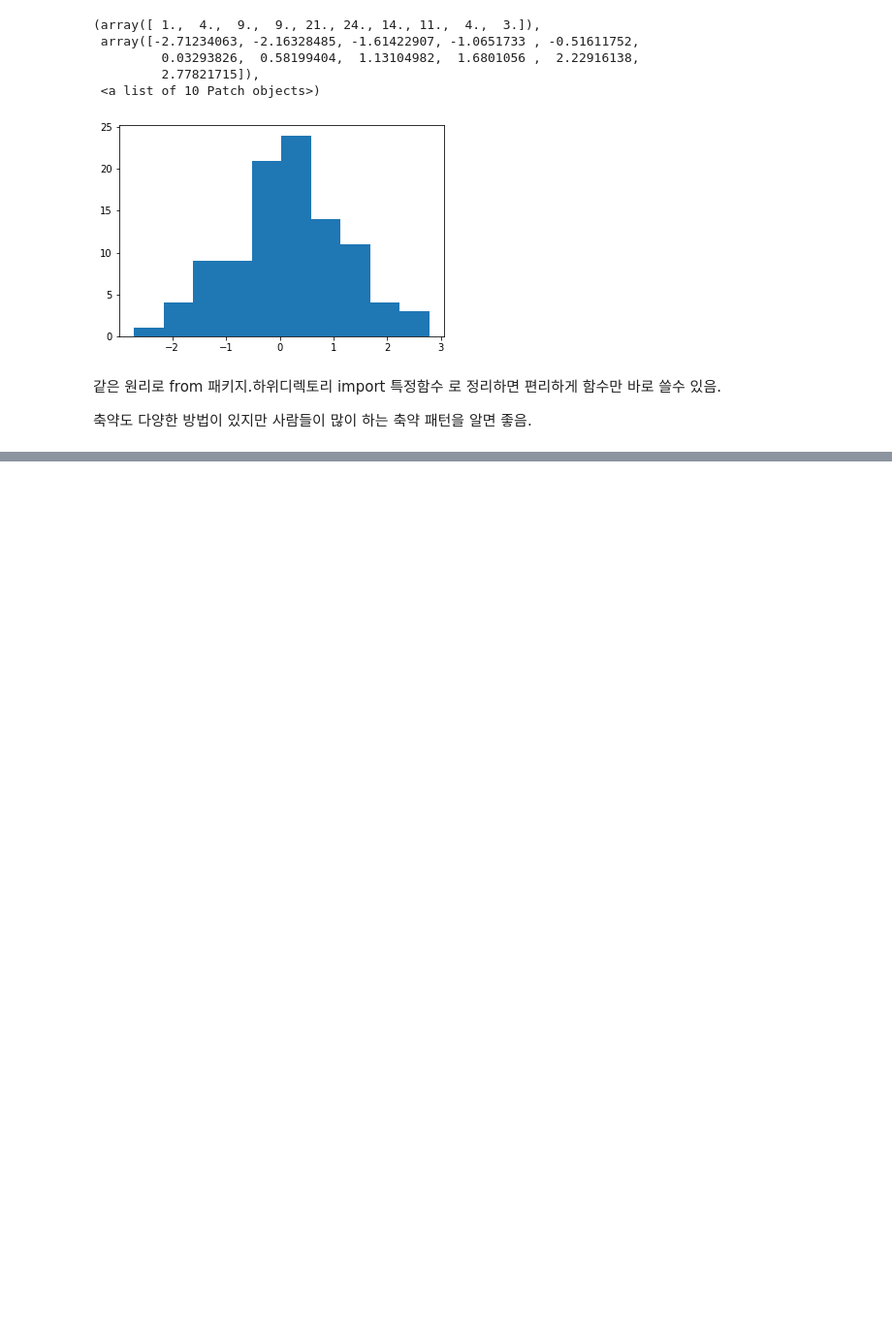
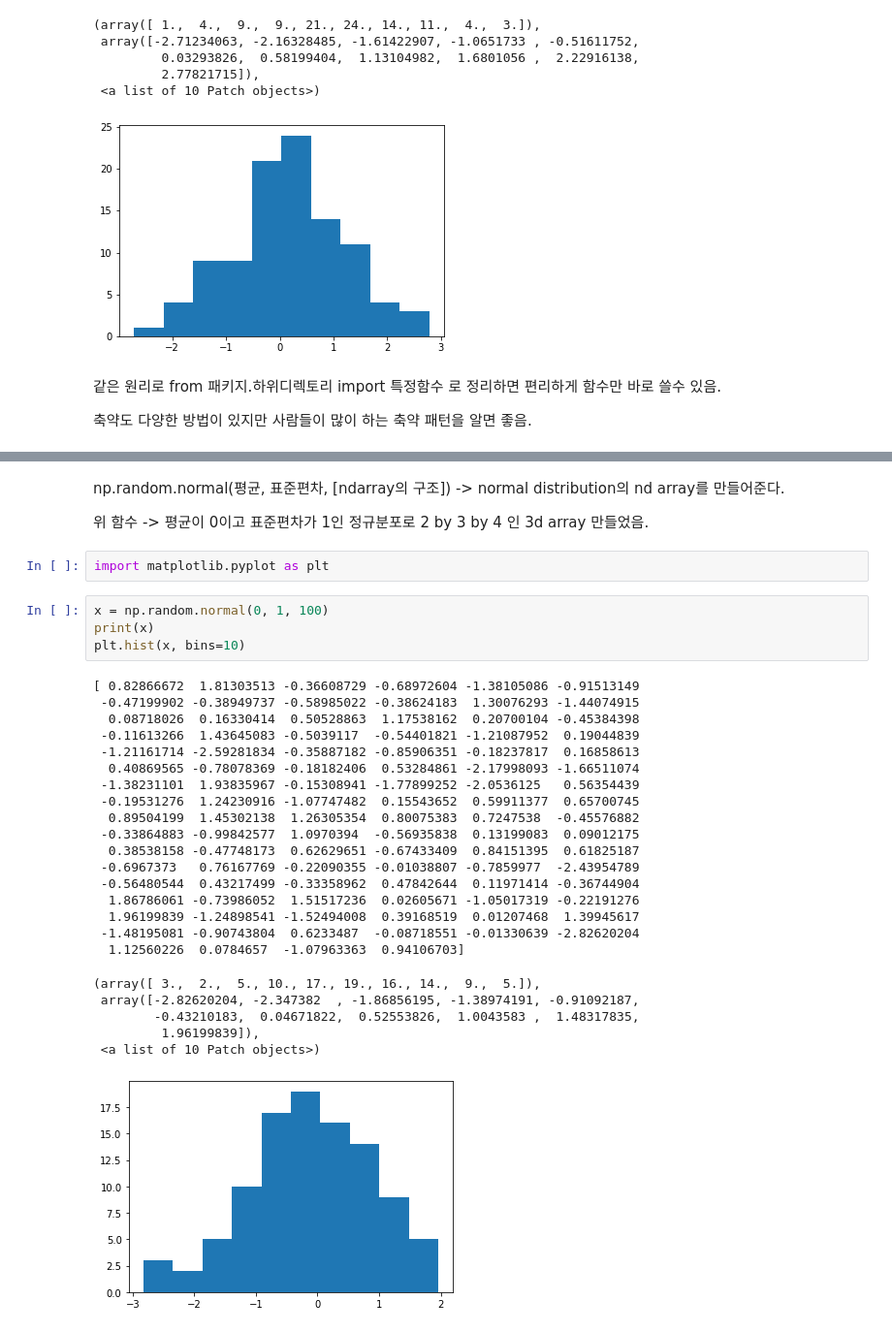
Before and after one commit to JHPark767/Class2022Spring, a Jupyter notebook: 20220316.ipynb, the cells around one changed output, grey strips where cells are left out. Shown at 97% size. Saved outputs shown, nothing was run; the diff lists cells and outputs as text; blank space fills up the shorter version.

```diff
--- a/20220316.ipynb
+++ b/20220316.ipynb
@@ -558,0 +707,34 @@ hist(n)
+# %% [markdown]
+np.random.normal(평균, 표준편차, [ndarray의 구조]) -> normal distribution의 nd array를 만들어준다.
+
+위 함수 -> 평균이 0이고 표준편차가 1인 정규분포로 2 by 3 by 4 인 3d array 만들었음.
+# %%
+import matplotlib.pyplot as plt
+# %%
+x = np.random.normal(0, 1, 100)
+print(x)
+plt.hist(x, bins=10)
+# %% [output]
+[ 0.82866672  1.81303513 -0.36608729 -0.68972604 -1.38105086 -0.91513149
+ -0.47199902 -0.38949737 -0.58985022 -0.38624183  1.30076293 -1.44074915
+  0.08718026  0.16330414  0.50528863  1.17538162  0.20700104 -0.45384398
+ -0.11613266  1.43645083 -0.5039117  -0.54401821 -1.21087952  0.19044839
+ -1.21161714 -2.59281834 -0.35887182 -0.85906351 -0.18237817  0.16858613
+  0.40869565 -0.78078369 -0.18182406  0.53284861 -2.17998093 -1.66511074
+ -1.38231101  1.93835967 -0.15308941 -1.77899252 -2.0536125   0.56354439
+ -0.19531276  1.24230916 -1.07747482  0.15543652  0.59911377  0.65700745
+  0.89504199  1.45302138  1.26305354  0.80075383  0.7247538  -0.45576882
+ -0.33864883 -0.99842577  1.0970394  -0.56935838  0.13199083  0.09012175
+  0.38538158 -0.47748173  0.62629651 -0.67433409  0.84151395  0.61825187
+ -0.6967373   0.76167769 -0.22090355 -0.01038807 -0.7859977  -2.43954789
+ -0.56480544  0.43217499 -0.33358962  0.47842644  0.11971414 -0.36744904
+  1.86786061 -0.73986052  1.51517236  0.02605671 -1.05017319 -0.22191276
+  1.96199839 -1.24898541 -1.52494008  0.39168519  0.01207468  1.39945617
+ -1.48195081 -0.90743804  0.6233487  -0.08718551 -0.01330639 -2.82620204
+  1.12560226  0.0784657  -1.07963363  0.94106703]
+(array([ 3.,  2.,  5., 10., 17., 19., 16., 14.,  9.,  5.]),
+ array([-2.82620204, -2.347382  , -1.86856195, -1.38974191, -0.91092187,
+        -0.43210183,  0.04671822,  0.52553826,  1.0043583 ,  1.48317835,
+         1.96199839]),
+ <a list of 10 Patch objects>)
+[figure, added]
```
Also changed, not shown: parts of 26 cells of this notebook.
